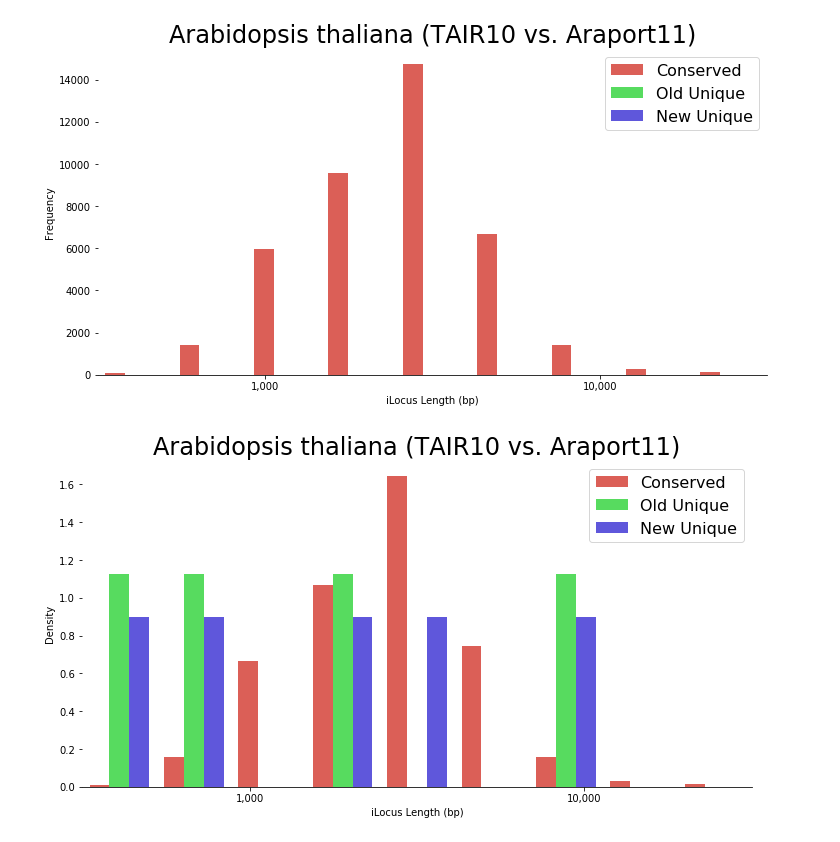
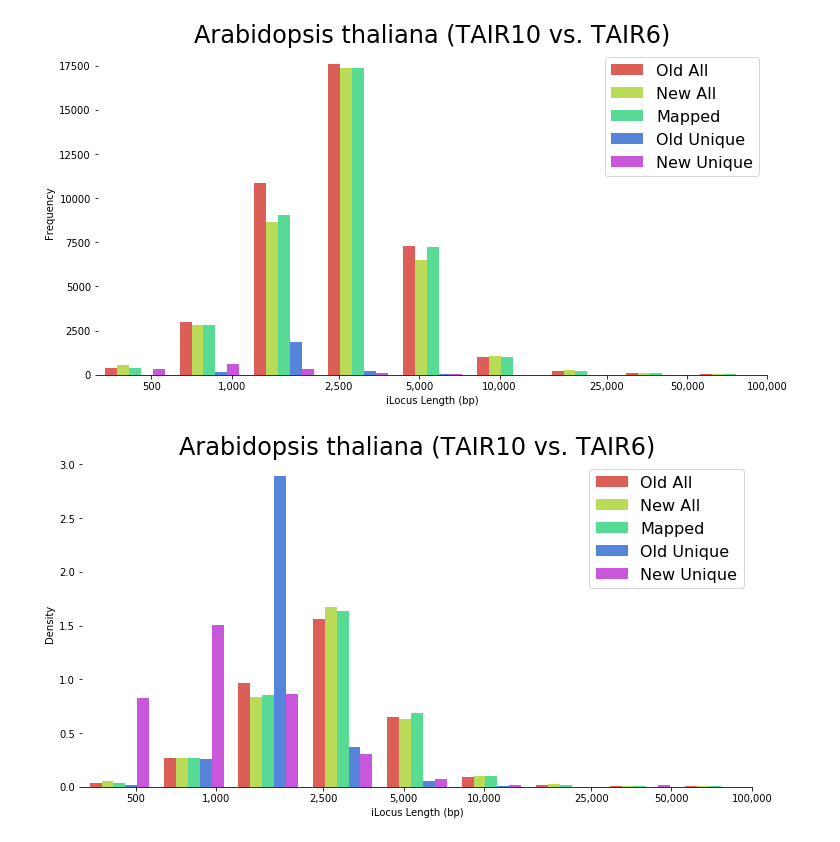
Before and after one commit to vpbrendel/iLoci_Lai2020, a Jupyter notebook: work/comparisons/make-F5-F6.ipynb, the cells around one changed output. Saved outputs shown, nothing was run; the diff lists cells and outputs as text; code cells hidden in the pictures.

```diff
--- a/work/comparisons/make-F5-F6.ipynb
+++ b/work/comparisons/make-F5-F6.ipynb
@@ -20,8 +20,9 @@ def draw_hist(alldata, numbins=25, mybins=None, density=False, stacked=False,
             mybins = np.linspace(xlim[0], xlim[1], numbins)
 
     fig, ax = plt.subplots()
+
     plot = ax.hist(alldata, bins=mybins, color=palette, density=density, stacked=stacked,
-                   label=["Conserved", "Old Unique", "New Unique"])
+                   label=["Old All", "New All", "Mapped", "Old Unique", "New Unique"])
 
     if xlabel is not None:
         _ = ax.set_xlabel(xlabel)
@@ -195,8 +51,0 @@ for i in range(5):
-# %%
-conserved = []
-matched_new = []
-
-for key in qsrelationsAtha['all']:
-    conserved.append(key)
-    for ilocus in qsrelationsAtha['all'][key][1:]:
-        matched_new.append(ilocus)
@@ -214,15 +675,41 @@ data = [Atha_conserved['LogLength'], Atha_unique['LogLength'], At11_unique['LogL
 # %%
+#... now checking the reverse mapping, TAIR10 onto TAIR6
+
+mapped = []
+matched_new = []
+
+for key in qsrelationsAtha['all']:
+    mapped.append(key)
+    for ilocus in qsrelationsAtha['all'][key][1:]:
+        matched_new.append(ilocus)
+
+Atha_iloci = set(ilociAtha.LocusId)
+Att6_iloci = set(ilociAtt6.LocusId)
+mapped = set(mapped)
+matched_new = set(matched_new)
+unique_old = Atha_iloci - mapped
+unique_new = Att6_iloci - matched_new
+
+Atha_mapped = ilociAtha.loc[(ilociAtha.LocusId.isin(mapped))]
+Atha_unique = ilociAtha.loc[(ilociAtha.LocusId.isin(unique_old))]
+Att6_unique = ilociAtt6.loc[(ilociAtt6.LocusId.isin(unique_new))]
+
+data = [ilociAtha['LogLength'], ilociAtt6['LogLength'],
+        Atha_mapped['LogLength'], Atha_unique['LogLength'], Att6_unique['LogLength']]
+
 seaborn.set_context({"figure.figsize": (12, 6)})
 plot = draw_hist(data, ylabel='Frequency', numbins=10, density=False,
           palette=seaborn.color_palette("hls", len(data)),
-          xlabel='iLocus Length (bp)', xlim=(2.5, 4.5),
-          xticks=(3,4), xticklabs=('1,000', '10,000'),
-          Title="Arabidopsis thaliana (TAIR10 vs. Araport11)")
+          xlabel='iLocus Length (bp)', xlim=(2.5, 5.0),
+          xticks=(2.7, 3.0, 3.4, 3.7, 4.0, 4.4, 4.7, 5.0),
+          xticklabs=('500', '1,000', '2,500', '5,000', '10,000', '25,000', '50,000', '100,000'),
+          Title="Arabidopsis thaliana (TAIR10 vs. TAIR6)")
 plot = draw_hist(data, ylabel='Density', numbins=10, density=True,
           palette=seaborn.color_palette("hls", len(data)),
-          xlabel='iLocus Length (bp)', xlim=(2.5, 4.5),
-          xticks=(3,4), xticklabs=('1,000', '10,000'),
-          Title="Arabidopsis thaliana (TAIR10 vs. Araport11)")
+          xlabel='iLocus Length (bp)', xlim=(2.5, 5.0),
+          xticks=(2.7, 3.0, 3.4, 3.7, 4.0, 4.4, 4.7, 5.0),
+          xticklabs=('500', '1,000', '2,500', '5,000', '10,000', '25,000', '50,000', '100,000'),
+          Title="Arabidopsis thaliana (TAIR10 vs. TAIR6)")
 # %% [output]
-[figure, old version]
+[figure, new version]
-[figure, old version]
+[figure, new version]
```
Also changed, not shown: parts of 22 cells of this notebook, 2 other files.
